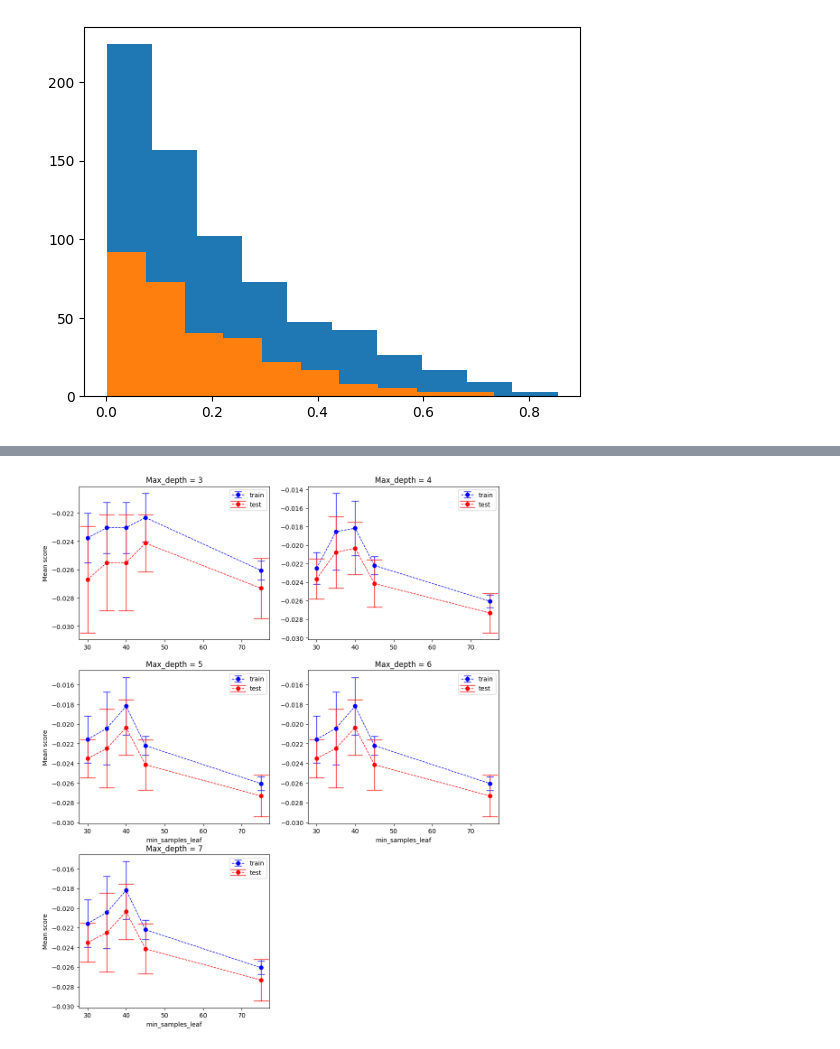
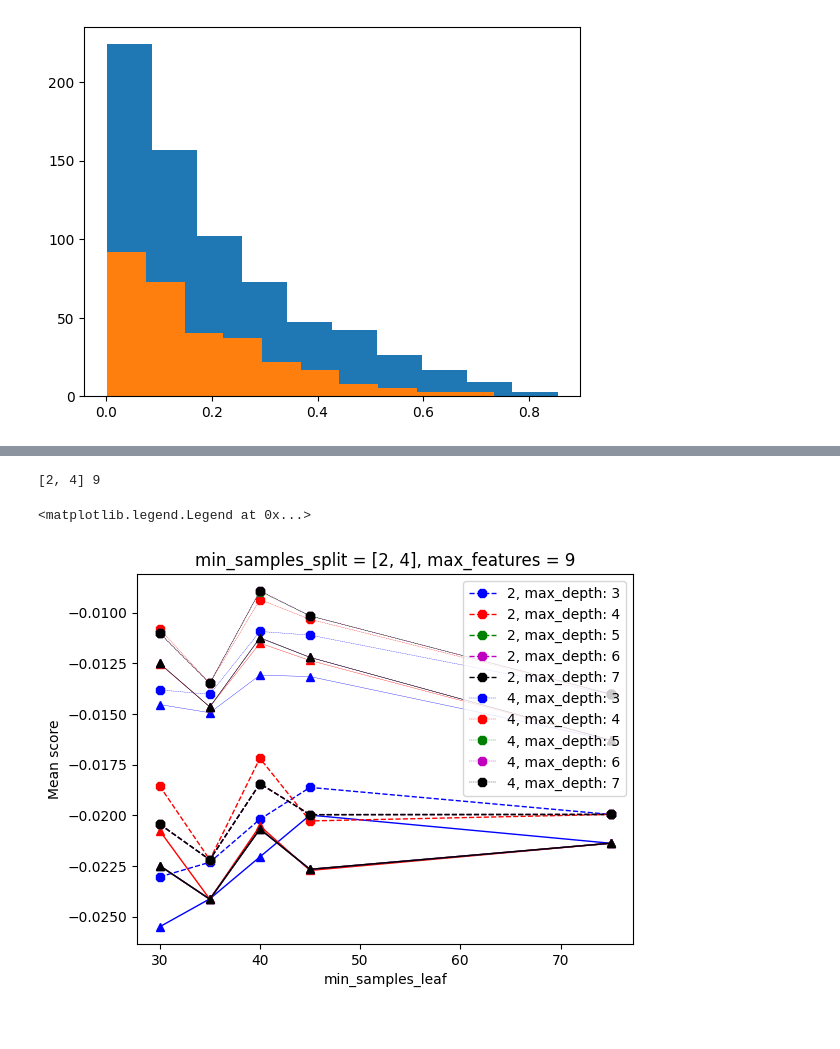
Before and after one commit to galsyn/MachineLearning, a Jupyter notebook: L5/dz5_dtree.ipynb, the cells around one changed output, grey strips where cells are left out. Drawn from its saved outputs; the diff is of its cells as text; code cells hidden in the pictures.

```diff
--- a/L5/dz5_dtree.ipynb
+++ b/L5/dz5_dtree.ipynb
@@ -202,7 +242,9 @@ model = DTRegressor(criterion='squared_error', splitter = 'best', random_state =
 # %%
 # Init Grid Search Cross-Validation
 # Use cv = 5, scoring = 'neg_mean_squared_error' (MSE), verbose = 3 and return_train_score = True
-gs_ds = GridSearchCV(estimator=model, param_grid=hparams_grid, cv = 5, scoring = 'neg_mean_squared_error', verbose = 3, error_score='raise', return_train_score = True)
+gs_ds = GridSearchCV(model, hparams_grid, cv = 5,
+                     scoring = 'neg_mean_squared_error', verbose = 3,
+                     error_score='raise', return_train_score = True)
 # %%
 # Run Grid Search Cross-Validation, it is the most time consuming part
 gs_ds.fit(x_train, y_train)
@@ -260,10 +340,8 @@ gs_std_train_score = gs_results['std_train_score'].reshape(len(hparams_grid['max
 # %%
-print(hparams_grid['max_depth'])
-gs_mean_test_score = gs_results['mean_test_score'].reshape(len(hparams_grid['max_depth']), len(hparams_grid['min_samples_leaf']))
-print(gs_mean_test_score)
-gs_std_test_score = gs_results['std_test_score'].reshape(len(hparams_grid['max_depth']), len(hparams_grid['min_samples_leaf']))
-print(gs_std_test_score)
-gs_mean_train_score = gs_results['mean_train_score'].reshape(len(hparams_grid['max_depth']), len(hparams_grid['min_samples_leaf']))
-print(gs_mean_train_score)
-gs_std_train_score = gs_results['std_train_score'].reshape(len(hparams_grid['max_depth']), len(hparams_grid['min_samples_leaf']))
-print(gs_std_train_score)
+#hparams_grid = {'max_depth': [3, 4, 5, 6, 7],
+#                'min_samples_split': [2, 4],
+#                'min_samples_leaf': [30, 35, 40, 45, 75],
+#                'max_features': [1, 2, 5, None],
+#                }
+#The best parameters - {'max_depth': 6, 'max_features': None, 'min_samples_leaf': 30, 'min_samples_split': 2}
+# for different 'max_features'
@@ -301,14 +379,50 @@ plt.legend()
 # %%
-plt.figure(figsize=(12,15))
+#for 'min_samples_split' = 2 ( hparams_grid['min_samples_split'][0], 'min_samples_leaf'= 30 [0])
+# value_min_samples_split = hparams_grid['min_samples_split']
+a_mean_train_0 = []
+a_mean_test_0 = []
+a_std_train_0 = []
+a_std_test_0 = []
+a_mean_train_1 = []
+a_mean_test_1 = []
+a_std_train_1 = []
+a_std_test_1 = []
+#for 'min_samples_split' = 4 ( hparams_grid['min_samples_split'][0])
 for i in range(len(hparams_grid['max_depth'])):
-    plt.subplot(3, 2, i + 1)
-    plt.errorbar(hparams_grid['min_samples_leaf'], gs_mean_train_score[i], gs_std_train_score[i], fmt='o--b', linewidth=1, capsize=6, label='train')
-    plt.errorbar(hparams_grid['min_samples_leaf'], gs_mean_test_score[i], gs_std_test_score[i], fmt='o--r', linewidth=1, capsize=12, label='test')
-    plt.title('Max_depth = ' + str(hparams_grid['max_depth'][i]))
-    plt.legend()
-    if i > 1:
-        plt.xlabel('min_samples_leaf')
-    if i % 2 == 0:
-        plt.ylabel('Mean score')
+    a_mean_train_0.append(gs_mean_train_score[i][0].transpose())
+    a_mean_test_0.append(gs_mean_test_score[i][0].transpose())
+    a_std_train_0.append(gs_std_train_score[i][0].transpose())
+    a_std_test_0.append(gs_std_test_score[i][0].transpose())
+
+#for 'min_samples_split' = 4 ( hparams_grid['min_samples_split'][1])
+for i in range(len(hparams_grid['max_depth'])):
+    a_mean_train_1.append(gs_mean_train_score[i][1].transpose())
+    a_mean_test_1.append(gs_mean_test_score[i][1].transpose())
+    a_std_train_1.append(gs_std_train_score[i][1].transpose())
+    a_std_test_1.append(gs_std_test_score[i][1].transpose())
+max_features = len(hparams_grid['max_features']) - 1
+value_max_features = hparams_grid['max_features'][max_features]
+print(value_min_samples_split, value_max_features)
+
+#for 'min_samples_split' = 4 ( hparams_grid['min_samples_split'][0])
+for i in range(len(hparams_grid['max_depth'])):
+    max_depth_ = str(hparams_grid['max_depth'][i])
+    plt.plot(hparams_grid['min_samples_leaf'], a_mean_train_0[i][max_features], '8--' + color_line[i], linewidth=1, label='2, max_depth: ' + max_depth_)
+    plt.plot(hparams_grid['min_samples_leaf'], a_mean_test_0[i][max_features],  '^-' + color_line[i], linewidth=1  )
+
+#for 'min_samples_split' = 4 ( hparams_grid['min_samples_split'][1])
+for i in range(len(hparams_grid['max_depth'])):
+    max_depth_ = str(hparams_grid['max_depth'][i])
+    plt.plot(hparams_grid['min_samples_leaf'], a_mean_train_1[i][max_features], '8--' + color_line[i], linewidth=0.25, label='4, max_depth: ' + max_depth_)
+    plt.plot(hparams_grid['min_samples_leaf'], a_mean_test_1[i][max_features],  '^-' + color_line[i], linewidth=0.25  )
+
+
+
+plt.xlabel('min_samples_leaf')
+plt.ylabel('Mean score')
+plt.title(f'min_samples_split = {value_min_samples_split}, max_features = {value_max_features}')
+plt.legend()
 # %% [output]
+[2, 4] 9
+<matplotlib.legend.Legend at 0x...>
-[figure, old version]
+[figure, new version]
```
Also changed, not shown: parts of 34 cells of this notebook.
